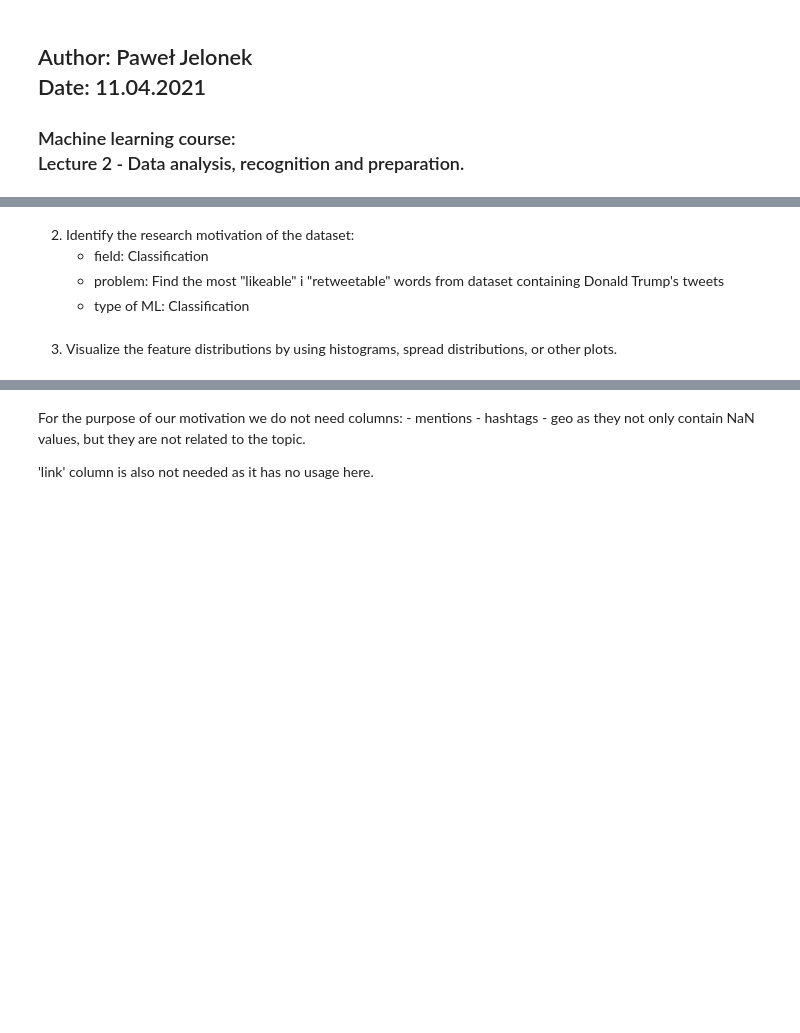
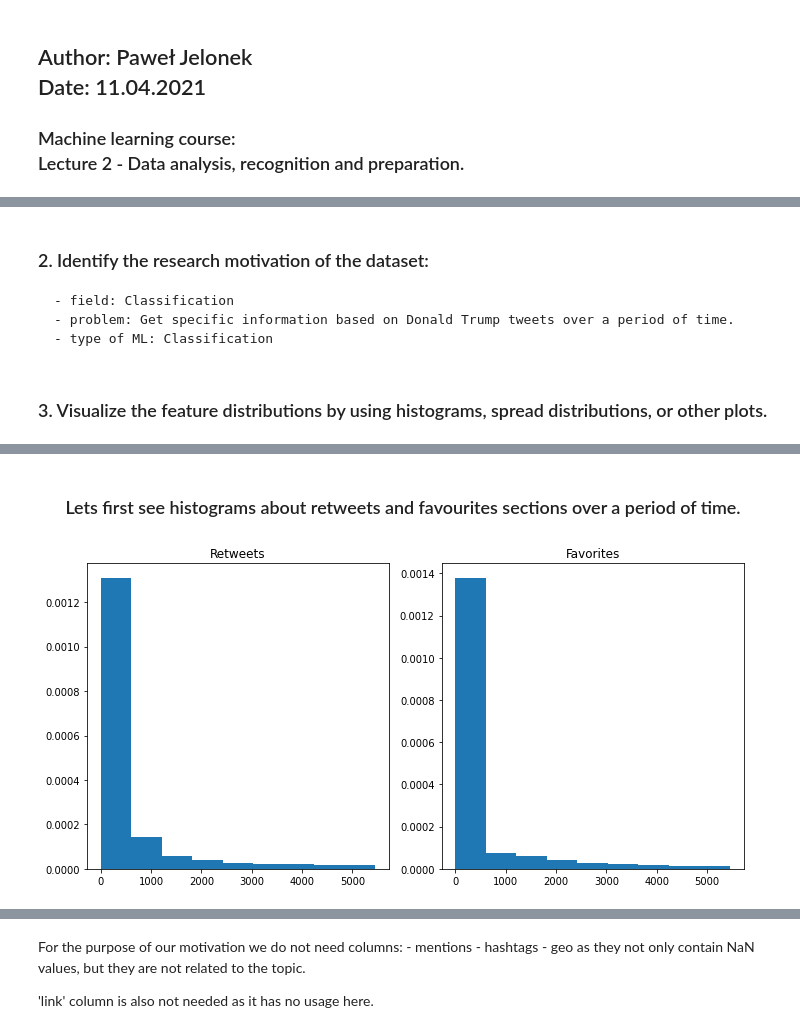
Before and after one commit to pajelonek/machine_learning_course, a Jupyter notebook: Lecture 2 - Data analysis, recognition and preparation/Lab4/Lab4_notebook.ipynb, the cells around one changed output, grey strips where cells are left out. Cells and saved outputs as stored; diff of their text form; code cells hidden in the pictures; blank space fills up the shorter version.

Commit message:
Adding new plots to lecture 2.

```diff
--- a/Lecture 2 - Data analysis, recognition and preparation/Lab4/Lab4_notebook.ipynb
+++ b/Lecture 2 - Data analysis, recognition and preparation/Lab4/Lab4_notebook.ipynb
@@ -15,12 +16,12 @@ Trump tweets: https://www.kaggle.com/austinreese/trump-tweets
 # %%
 trump_tweets_df = pd.read_csv('C:/Users/pawst/OneDrive/Github/machine_learning_course/Lecture 2 - Data analysis, recognition and preparation/Lab4/trumptweets.csv')
 # %% [markdown]
-2.	Identify the research motivation of the dataset:
+### 2.	Identify the research motivation of the dataset:
     - field: Classification
-    - problem: Find the most "likeable" i "retweetable" words from dataset containing Donald Trump's tweets
+    - problem: Get specific information based on Donald Trump tweets over a period of time.
     - type of ML: Classification
 # %% [markdown]
-3.  Visualize the feature distributions by using histograms, spread distributions, or other plots.
+### 3.  Visualize the feature distributions by using histograms, spread distributions, or other plots.
 # %%
 trump_tweets_df.head()
 # %% [output]
@@ -30,3 +31,20 @@ trump_tweets_df.head()
 | 2 | 1737479987 | https://twitter.com/realDonaldTru... | Donald Trump reads Top Ten Financ... | 2009-05-08 15:38:08 | 12 | 18 | NaN | NaN | NaN |
 | 3 | 1741160716 | https://twitter.com/realDonaldTru... | New Blog Post: Celebrity Apprenti... | 2009-05-08 22:40:15 | 11 | 24 | NaN | NaN | NaN |
 | 4 | 1773561338 | https://twitter.com/realDonaldTru... | "My persona will never be that of... | 2009-05-12 16:07:28 | 1399 | 1965 | NaN | NaN | NaN |
+# %% [markdown]
+### </br><center>Lets first see histograms about retweets and favourites sections over a period of time.</center></br>
+# %%
+size = 10
+binsRetweets = np.linspace(0, statistics.mean(trump_tweets_df['retweets']), size)
+binsFavorites = np.linspace(0, statistics.mean(trump_tweets_df['retweets']), size)
+fig, axs = plt.subplots(1, 2, figsize=(10, 5), tight_layout=True)
+
+axs[0].hist(trump_tweets_df['retweets'], density=True, bins=binsRetweets)
+axs[0].title.set_text('Retweets')
+
+axs[1].hist(trump_tweets_df['favorites'], density=True, bins=binsFavorites)
+axs[1].title.set_text('Favorites')
+
+plt.show()
+# %% [output]
+[figure, added]
```
Also changed, not shown: parts of 8 cells of this notebook.
